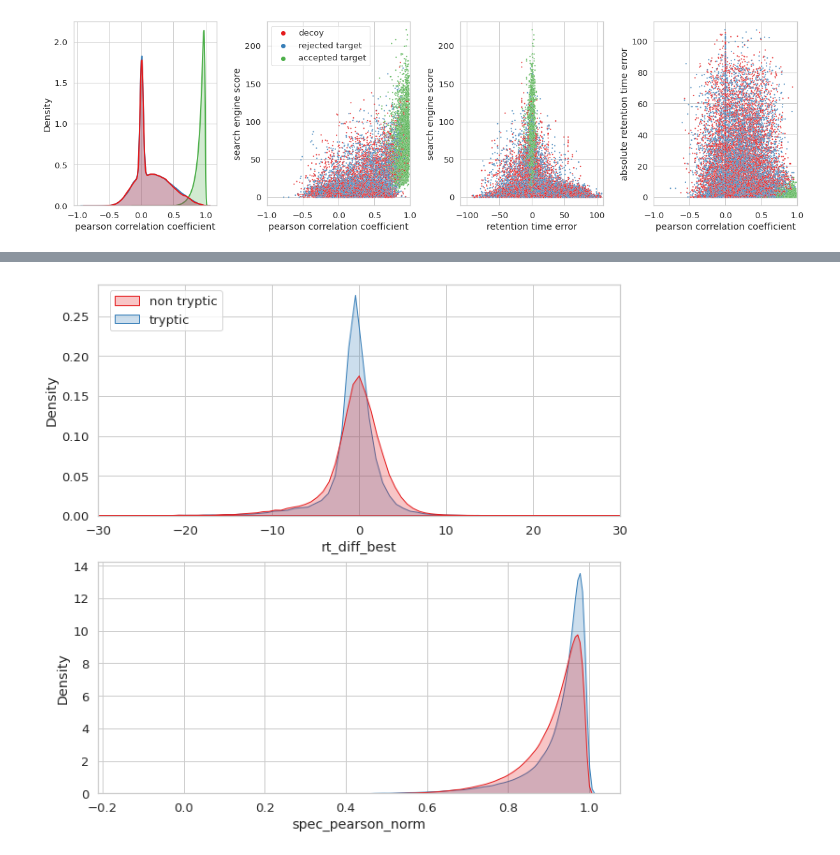
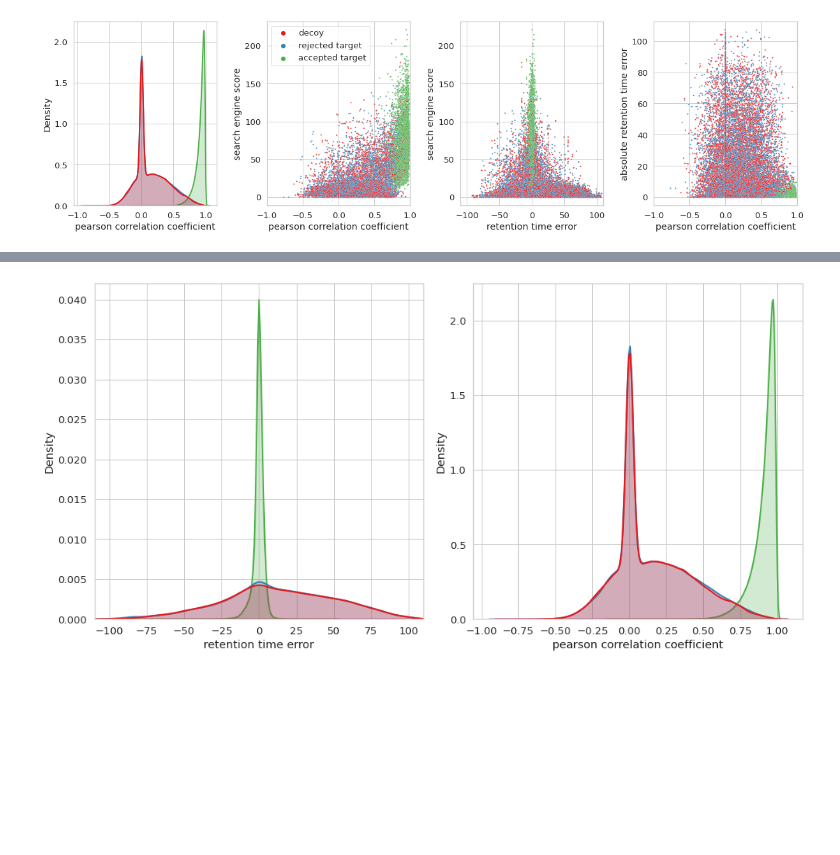
Before and after one commit to compomics/ms2rescore-immunopeptidomics-manuscript, a Jupyter notebook: notebooks/MS2rescore_weight_and_correlations.ipynb, the cells around one changed output, grey strips where cells are left out. Saved outputs shown, nothing was run; the diff lists cells and outputs as text; code cells hidden in the pictures; blank space fills up the shorter version.

Commit message:
figure changes

```diff
--- a/notebooks/MS2rescore_weight_and_correlations.ipynb
+++ b/notebooks/MS2rescore_weight_and_correlations.ipynb
@@ -413,36 +393,42 @@ pin2[(pin2.SpecId.str.contains("GN20170531_SK_HLA_C0102_R1_01")) & (pin2["Label"
-# %%
-pin2["peptide type"] = ["tryptic" if (x[-1] == "R") | (x[-1] == "K") else "non tryptic" for x in pin2.Peptide]
 # %%
 sns.set_context("notebook", font_scale=1.2)
 sns.set_style("whitegrid")
-fig = plt.Figure(figsize=(10,10))
+fig = plt.Figure(figsize=(14,7))
 
-ax1 = fig.add_subplot(211)
+ax1 = fig.add_subplot(121)
 sns.kdeplot(
     x="rt_diff_best",
-    data=pin2[pin2.Label == "accepted target"],
-    hue="peptide type",
+    data=pin2,
+    hue="Label",
     shade=True,
     ax=ax1,
+    hue_order=["decoy", "rejected target", "accepted target"],
     palette="Set1",
-    common_norm=False
+    common_norm=True,
+    linewidth=2,
+    bw_adjust=2,
+    legend=False
     )
-ax1.get_legend().set_bbox_to_anchor((0.25,1))
-ax1.get_legend().set_title("")
-ax1.set_xlim(-30,30)
+ax1.set_xlim(-110,110)
+ax1.set_xlabel("retention time error")
 
-ax2 = fig.add_subplot(212)
+ax4 = fig.add_subplot(122)
 sns.kdeplot(
     x="spec_pearson_norm",
-    data=pin2[pin2.Label == "accepted target"],
-    hue="peptide type",
+    data=pin2,
+    hue="Label",
     shade=True,
-    ax=ax2,
+    ax=ax4,
+    hue_order=["decoy", "rejected target", "accepted target"],
     palette="Set1",
-    common_norm=False
+    common_norm=True,
+    linewidth=2,
+    bw_adjust=2,
+    legend=False
     )
-ax2.get_legend().remove()
+ax4.set_xlabel("pearson correlation coefficient")
 
+fig.tight_layout()
 fig
 # %% [output]
-[figure, old version]
+[figure, new version]
```
Also changed, not shown: parts of 2 cells of this notebook, 2 other files.
